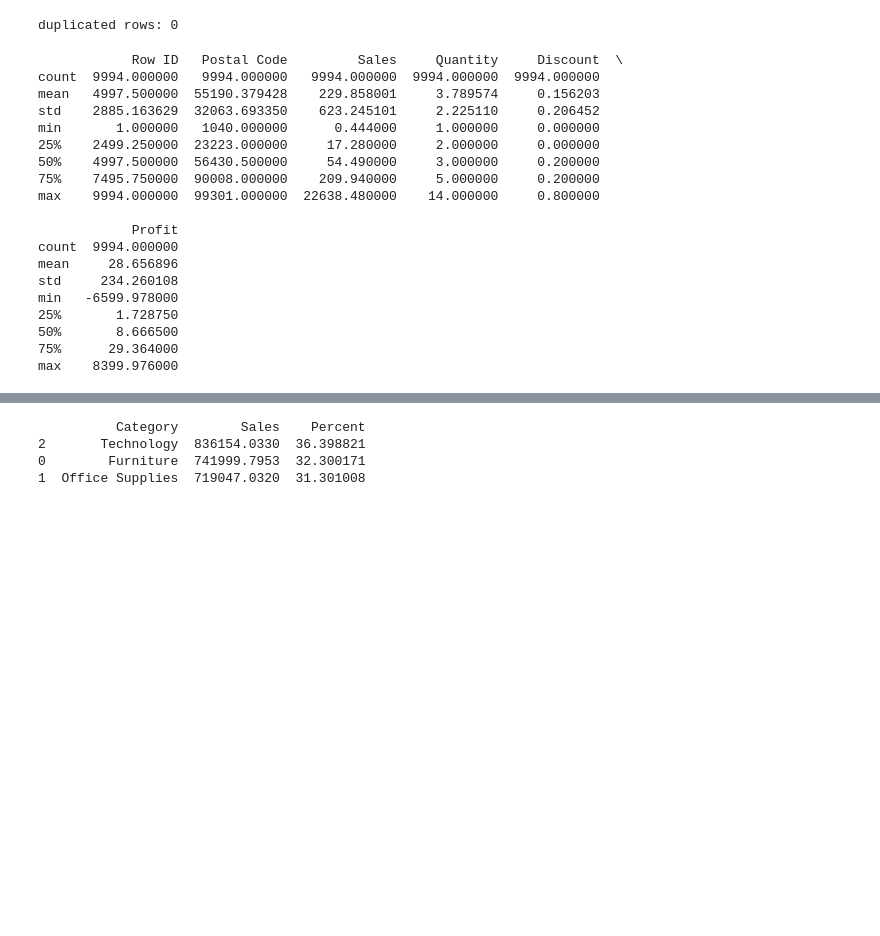
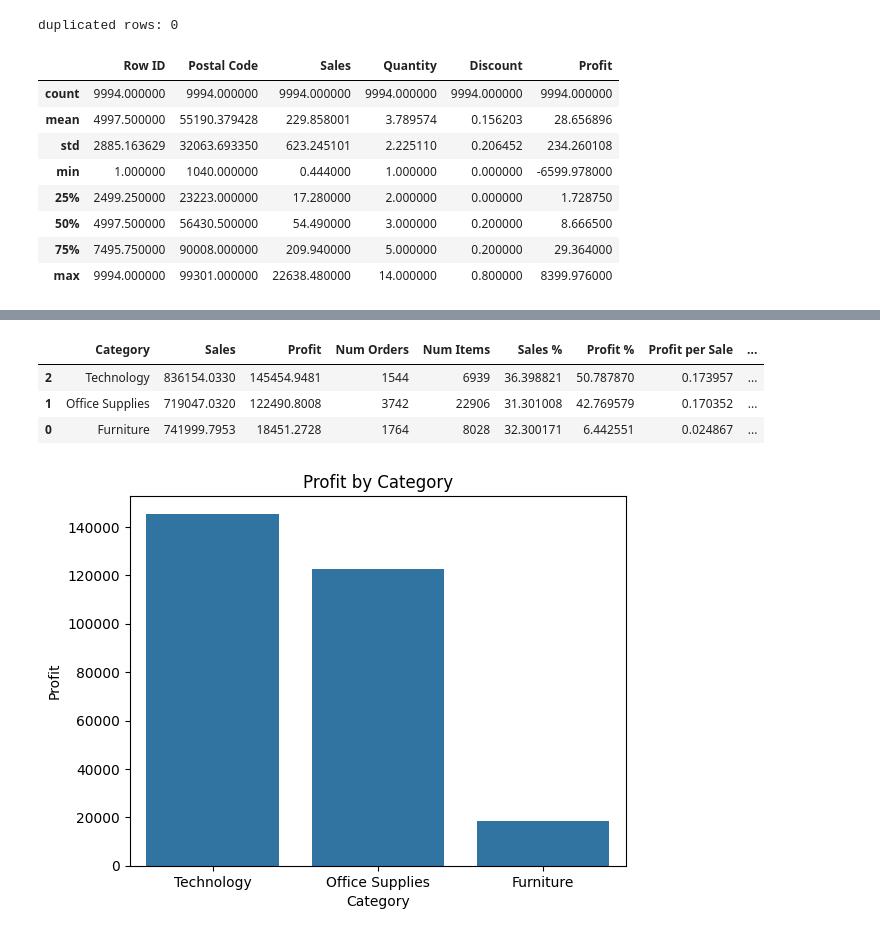
Before and after one commit to nico-de-vietri/sales-data-analysis-I, a Jupyter notebook: notebooks/exploratory-analysis.ipynb, the cells around one changed output, grey strips where cells are left out. Drawn from its saved outputs; the diff is of its cells as text; code cells hidden in the pictures; blank space fills up the shorter version.

```diff
--- a/notebooks/exploratory-analysis.ipynb
+++ b/notebooks/exploratory-analysis.ipynb
@@ -110,27 +110,17 @@ print(f"duplicated rows: {duplicates}")
 duplicated rows: 0
 # %%
 # summary statistics
-print(df.describe())
+df.describe()
 # %% [output]
-            Row ID   Postal Code         Sales     Quantity     Discount  \
-count  9994.000000   9994.000000   9994.000000  9994.000000  9994.000000
-mean   4997.500000  55190.379428    229.858001     3.789574     0.156203
-std    2885.163629  32063.693350    623.245101     2.225110     0.206452
-min       1.000000   1040.000000      0.444000     1.000000     0.000000
-25%    2499.250000  23223.000000     17.280000     2.000000     0.000000
-50%    4997.500000  56430.500000     54.490000     3.000000     0.200000
-75%    7495.750000  90008.000000    209.940000     5.000000     0.200000
-max    9994.000000  99301.000000  22638.480000    14.000000     0.800000
-
-            Profit
-count  9994.000000
-mean     28.656896
-std     234.260108
-min   -6599.978000
-25%       1.728750
-50%       8.666500
-75%      29.364000
-max    8399.976000
+|  | Row ID | Postal Code | Sales | Quantity | Discount | Profit |
+| count | 9994.000000 | 9994.000000 | 9994.000000 | 9994.000000 | 9994.000000 | 9994.000000 |
+| mean | 4997.500000 | 55190.379428 | 229.858001 | 3.789574 | 0.156203 | 28.656896 |
+| std | 2885.163629 | 32063.693350 | 623.245101 | 2.225110 | 0.206452 | 234.260108 |
+| min | 1.000000 | 1040.000000 | 0.444000 | 1.000000 | 0.000000 | -6599.978000 |
+| 25% | 2499.250000 | 23223.000000 | 17.280000 | 2.000000 | 0.000000 | 1.728750 |
+| 50% | 4997.500000 | 56430.500000 | 54.490000 | 3.000000 | 0.200000 | 8.666500 |
+| 75% | 7495.750000 | 90008.000000 | 209.940000 | 5.000000 | 0.200000 | 29.364000 |
+| max | 9994.000000 | 99301.000000 | 22638.480000 | 14.000000 | 0.800000 | 8399.976000 |
 # %%
 df.describe(include='object')
 # %% [output]
@@ -139,13 +129,34 @@ df.describe(include='object')
 | unique | 5009 | 1237 | 1334 | 4 | 793 | 793 | 3 | 1 | 531 | ... |
 | top | CA-2017-100111 | 9/5/2016 | 12/16/2015 | Standard Class | WB-21850 | William Brown | Consumer | United States | New York City | ... |
 | freq | 14 | 38 | 35 | 5968 | 37 | 37 | 5191 | 9994 | 915 | ... |
-# %%
-df_sales_by_category = df.groupby('Category')['Sales'].sum().reset_index()
-df_sales_by_category['Percent'] = (df_sales_by_category['Sales'] / df['Sales'].sum()) * 100
-df_sales_by_category = df_sales_by_category.sort_values(by='Sales', ascending=False)
-print(df_sales_by_category)
-# %% [output]
-          Category        Sales    Percent
-2       Technology  836154.0330  36.398821
-0        Furniture  741999.7953  32.300171
-1  Office Supplies  719047.0320  31.301008
+# %%
+df_summary = df.groupby('Category').agg({
+    'Sales': 'sum',
+    'Profit': 'sum',
+    'Order ID': pd.Series.nunique,
+    'Quantity': 'sum'
+}).reset_index()
+
+df_summary.rename(columns={'Order ID': 'Num Orders', 'Quantity': 'Num Items'}, inplace=True)
+
+df_summary['Sales %'] = df_summary['Sales'] / df['Sales'].sum() * 100
+df_summary['Profit %'] = df_summary['Profit'] / df['Profit'].sum() * 100
+df_summary['Profit per Sale'] = df_summary['Profit'] / df_summary['Sales']
+df_summary['Profit per Item'] = df_summary['Profit'] / df_summary['Num Items']
+
+df_summary = df_summary.sort_values(by='Profit', ascending=False)
+df_summary
+# %% [output]
+|  | Category | Sales | Profit | Num Orders | Num Items | Sales % | Profit % | Profit per Sale | ... |
+| 2 | Technology | 836154.0330 | 145454.9481 | 1544 | 6939 | 36.398821 | 50.787870 | 0.173957 | ... |
+| 1 | Office Supplies | 719047.0320 | 122490.8008 | 3742 | 22906 | 31.301008 | 42.769579 | 0.170352 | ... |
+| 0 | Furniture | 741999.7953 | 18451.2728 | 1764 | 8028 | 32.300171 | 6.442551 | 0.024867 | ... |
+# %%
+import seaborn as sns
+import matplotlib.pyplot as plt
+
+sns.barplot(data=df_summary, x='Category', y='Profit')
+plt.title("Profit by Category")
+plt.show()
+# %% [output]
+[figure, added]
```
Also changed, not shown: parts of 3 cells of this notebook.
